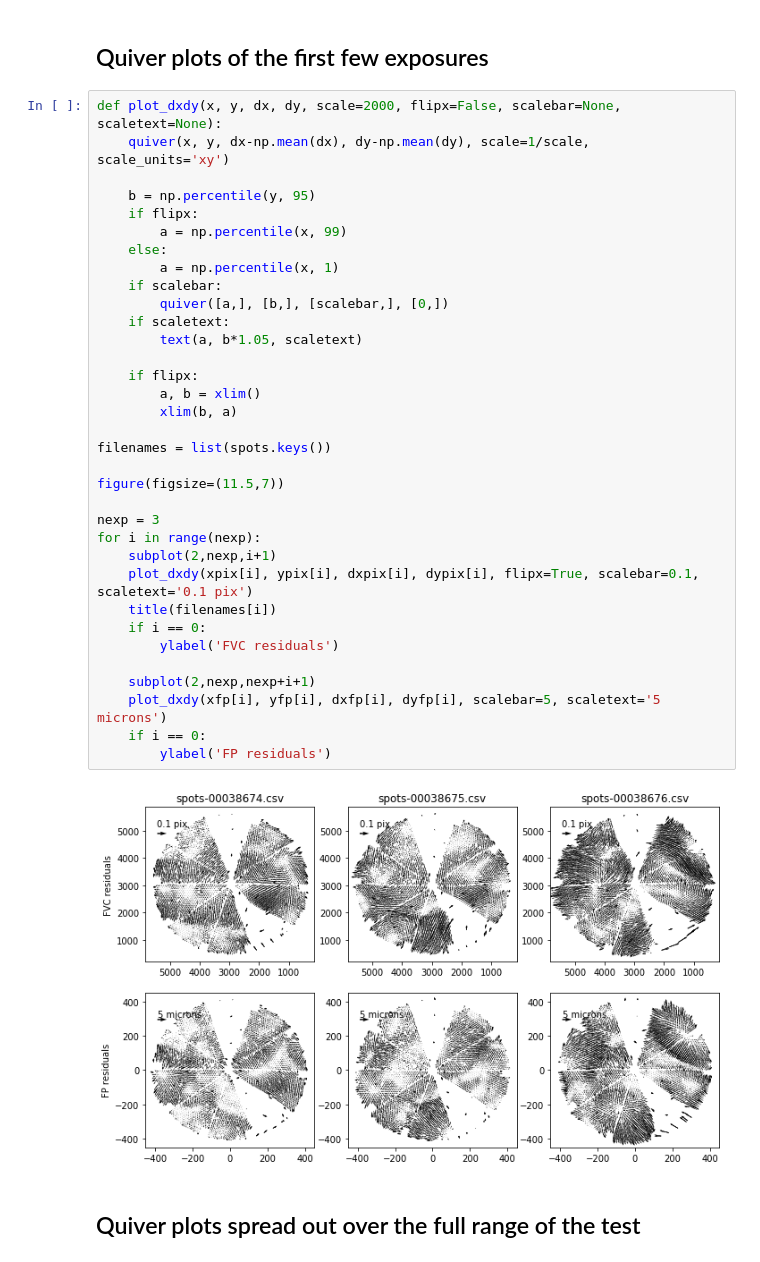
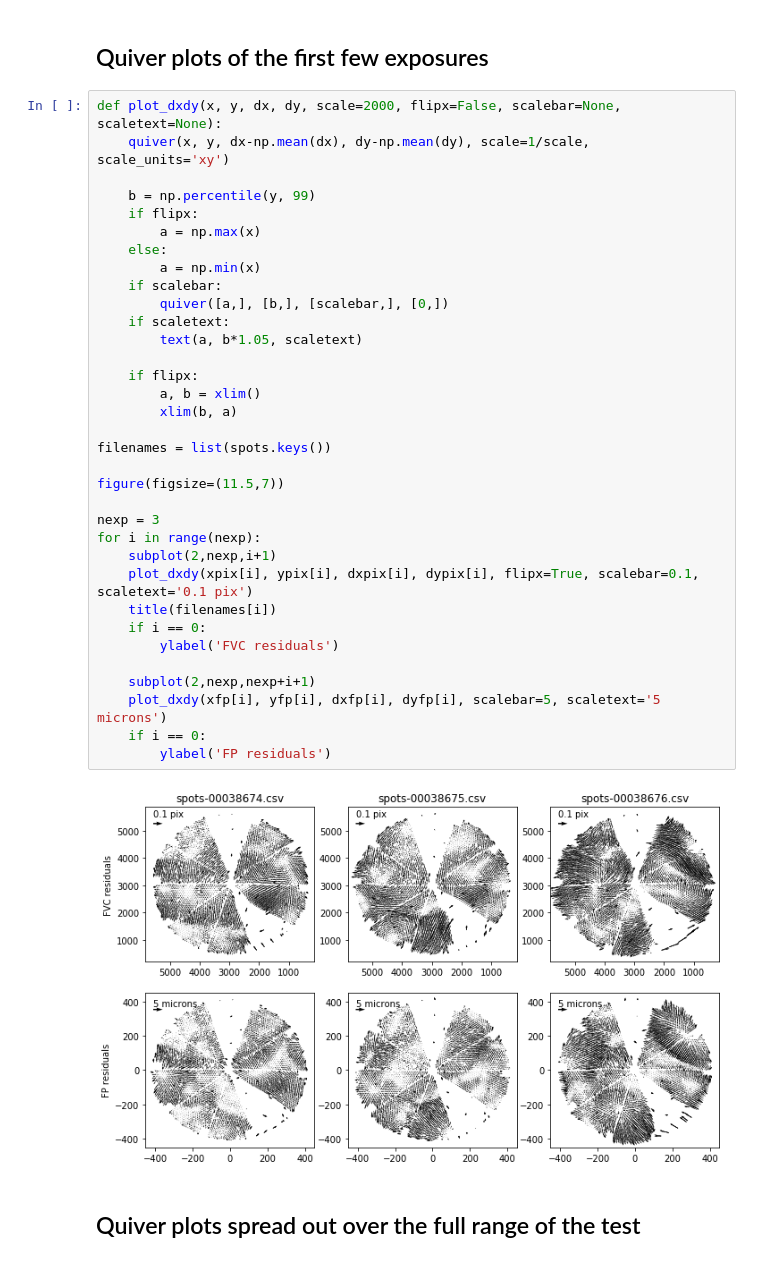
Before and after one commit to desihub/desicmx, a Jupyter notebook: analysis/fvc/stability/FVC-Stability-20200107.ipynb, the cells around one changed output. Cells and saved outputs as stored; diff of their text form.

```diff
--- a/analysis/fvc/stability/FVC-Stability-20200107.ipynb
+++ b/analysis/fvc/stability/FVC-Stability-20200107.ipynb
@@ -231,38 +231,38 @@ tight_layout()
 def plot_dxdy(x, y, dx, dy, scale=2000, flipx=False, scalebar=None, scaletext=None):
     quiver(x, y, dx-np.mean(dx), dy-np.mean(dy), scale=1/scale, scale_units='xy')
 
-    b = np.percentile(y, 95)
+    b = np.percentile(y, 99)
     if flipx:
-        a = np.percentile(x, 99)
+        a = np.max(x)
     else:
-        a = np.percentile(x, 1)
+        a = np.min(x)
     if scalebar:
         quiver([a,], [b,], [scalebar,], [0,])
     if scaletext:
         text(a, b*1.05, scaletext)
 
     if flipx:
         a, b = xlim()
         xlim(b, a)
 
 filenames = list(spots.keys())
 
 figure(figsize=(11.5,7))
 
 nexp = 3
 for i in range(nexp):
     subplot(2,nexp,i+1)
     plot_dxdy(xpix[i], ypix[i], dxpix[i], dypix[i], flipx=True, scalebar=0.1, scaletext='0.1 pix')
     title(filenames[i])
     if i == 0:
         ylabel('FVC residuals')
 
     subplot(2,nexp,nexp+i+1)
     plot_dxdy(xfp[i], yfp[i], dxfp[i], dyfp[i], scalebar=5, scaletext='5 microns')
     if i == 0:
         ylabel('FP residuals')
 # %% [output]
-[figure, old version]
+[figure, new version]
 # %% [markdown]
 ## Quiver plots spread out over the full range of the test
 # %%
```
Also changed, not shown: parts of 6 cells of this notebook, 2 other files.
